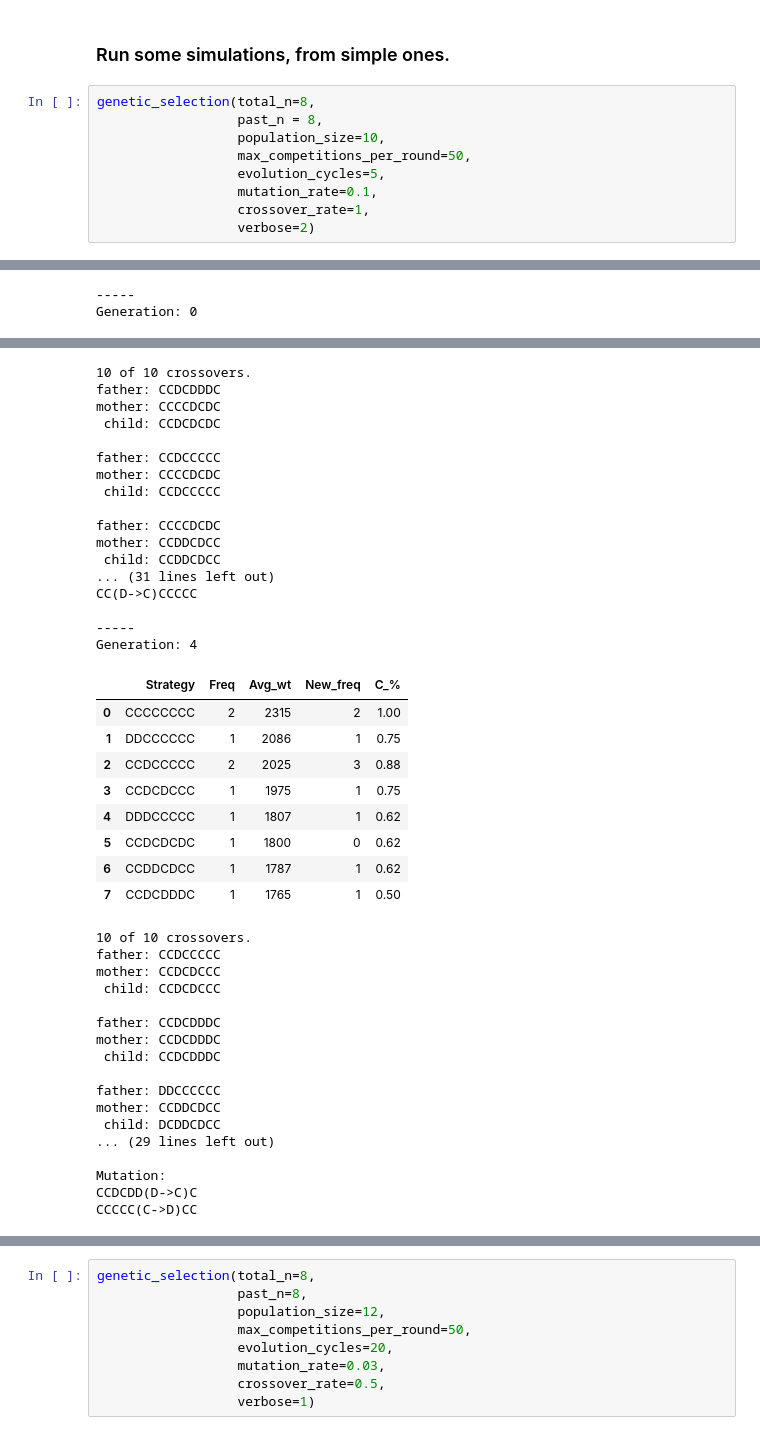
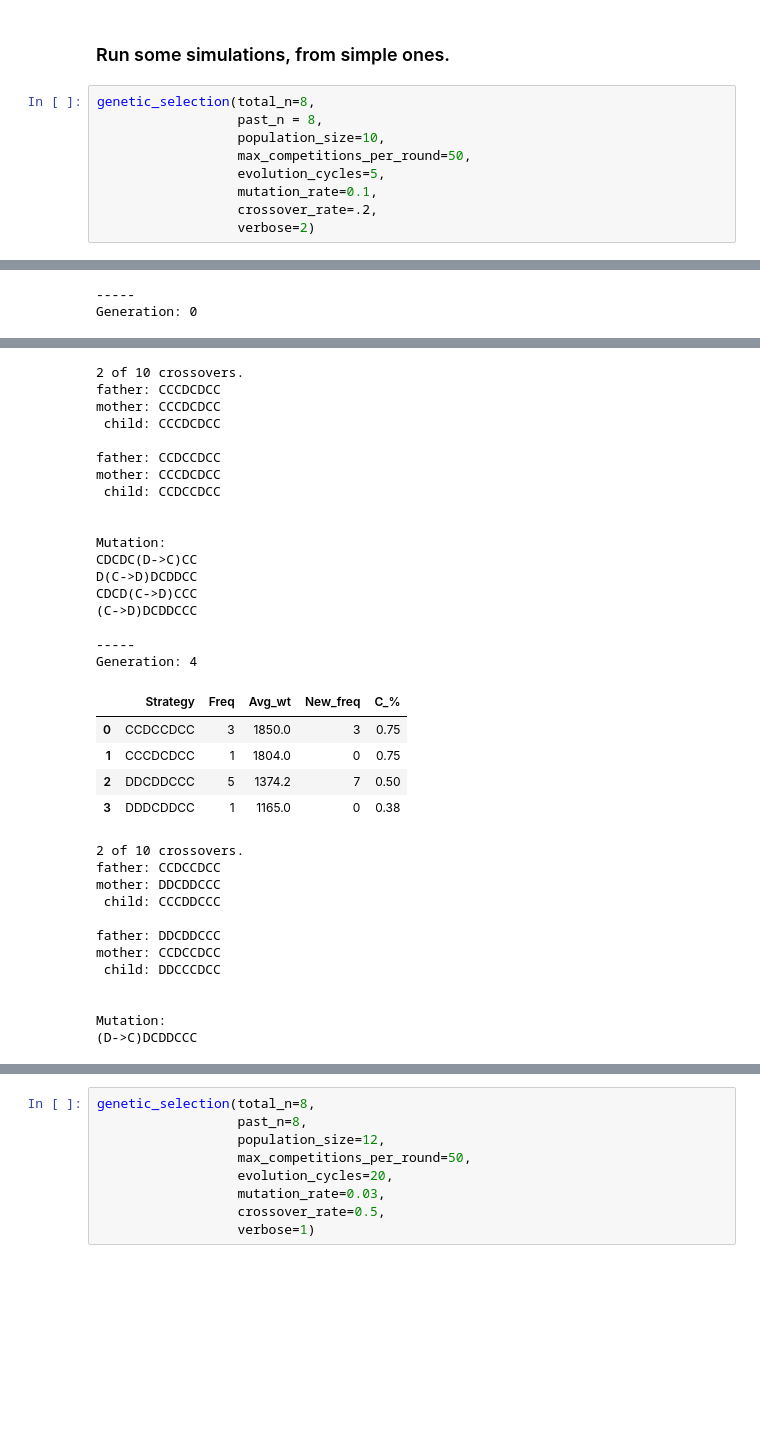
Before and after one commit to ZhongRabbit/Genetic_Algorithm, a Jupyter notebook: Genetic_Algorithm_Prisoner_Dilemma.ipynb, the cells around one changed output, grey strips where cells are left out. Saved outputs shown, nothing was run; the diff lists cells and outputs as text; blank space fills up the shorter version.

```diff
--- a/Genetic_Algorithm_Prisoner_Dilemma.ipynb
+++ b/Genetic_Algorithm_Prisoner_Dilemma.ipynb
@@ -480,7 +478,7 @@ genetic_selection(total_n=8,
                   max_competitions_per_round=50,
                   evolution_cycles=5,
                   mutation_rate=0.1,
-                  crossover_rate=1,
+                  crossover_rate=.2,
                   verbose=2)
 # %% [output]
 [interactive output not drawn]
@@ -582,44 +567,36 @@ Generation: 3
-10 of 10 crossovers.
-father: CCDCDDDC
-mother: CCCCDCDC
- child: CCDCDCDC
+2 of 10 crossovers.
+father: CCCDCDCC
+mother: CCCDCDCC
+ child: CCCDCDCC
 
-father: CCDCCCCC
-mother: CCCCDCDC
- child: CCDCCCCC
+father: CCDCCDCC
+mother: CCCDCDCC
+ child: CCDCCDCC
 
-father: CCCCDCDC
-mother: CCDDCDCC
- child: CCDDCDCC
-... (31 lines left out)
-CC(D->C)CCCCC
+
+Mutation:
+CDCDC(D->C)CC
+D(C->D)DCDDCC
+CDCD(C->D)CCC
+(C->D)DCDDCCC
 
 -----
 Generation: 4
 |  | Strategy | Freq | Avg_wt | New_freq | C_% |
-| 0 | CCCCCCCC | 2 | 2315 | 2 | 1.00 |
-| 1 | DDCCCCCC | 1 | 2086 | 1 | 0.75 |
-| 2 | CCDCCCCC | 2 | 2025 | 3 | 0.88 |
-| 3 | CCDCDCCC | 1 | 1975 | 1 | 0.75 |
-| 4 | DDDCCCCC | 1 | 1807 | 1 | 0.62 |
-| 5 | CCDCDCDC | 1 | 1800 | 0 | 0.62 |
-| 6 | CCDDCDCC | 1 | 1787 | 1 | 0.62 |
-| 7 | CCDCDDDC | 1 | 1765 | 1 | 0.50 |
+| 0 | CCDCCDCC | 3 | 1850.0 | 3 | 0.75 |
+| 1 | CCCDCDCC | 1 | 1804.0 | 0 | 0.75 |
+| 2 | DDCDDCCC | 5 | 1374.2 | 7 | 0.50 |
+| 3 | DDDCDDCC | 1 | 1165.0 | 0 | 0.38 |
-10 of 10 crossovers.
-father: CCDCCCCC
-mother: CCDCDCCC
- child: CCDCDCCC
+2 of 10 crossovers.
+father: CCDCCDCC
+mother: DDCDDCCC
+ child: CCCDDCCC
 
-father: CCDCDDDC
-mother: CCDCDDDC
- child: CCDCDDDC
+father: DDCDDCCC
+mother: CCDCCDCC
+ child: DDCCCDCC
 
-father: DDCCCCCC
-mother: CCDDCDCC
- child: DCDDCDCC
-... (29 lines left out)
 
 Mutation:
-CCDCDD(D->C)C
-CCCCC(C->D)CC
+(D->C)DCDDCCC
 |  | Strategy | Population | Ratio | C_% |
```
Also changed, not shown: parts of 3 cells of this notebook, 1 other file.
